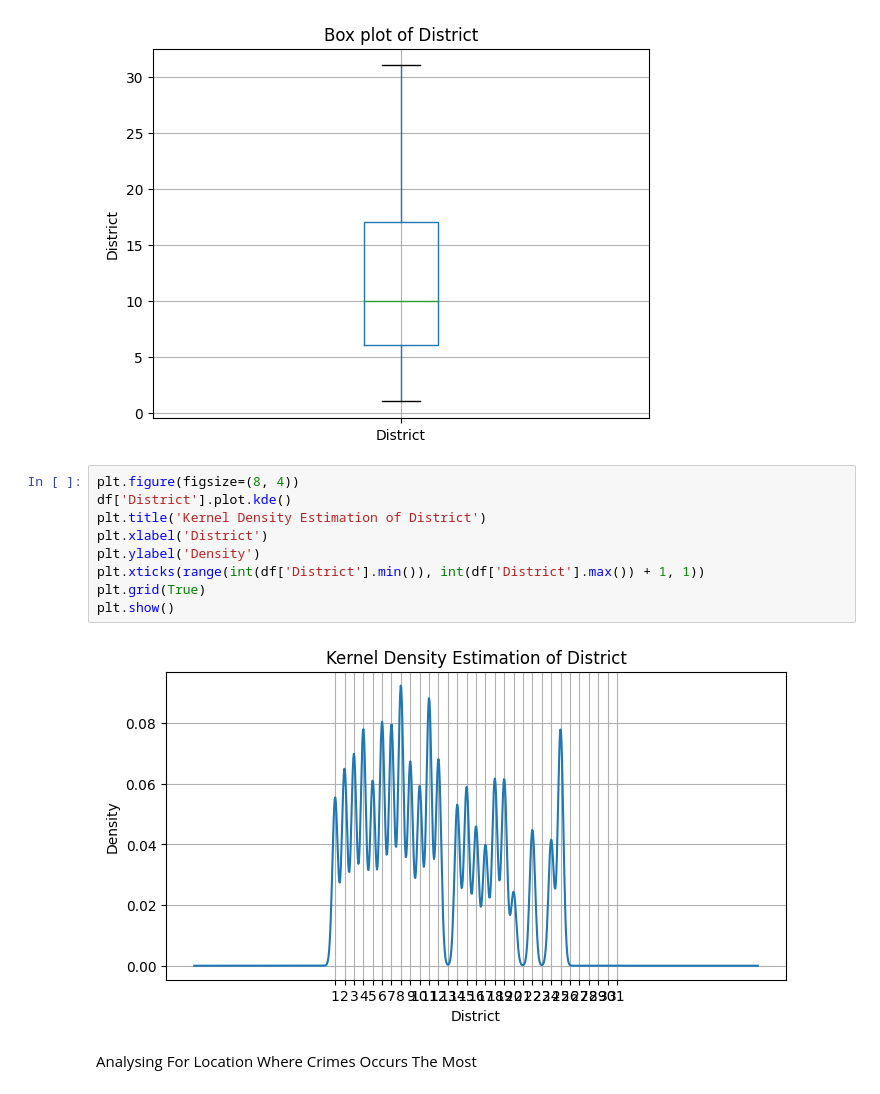
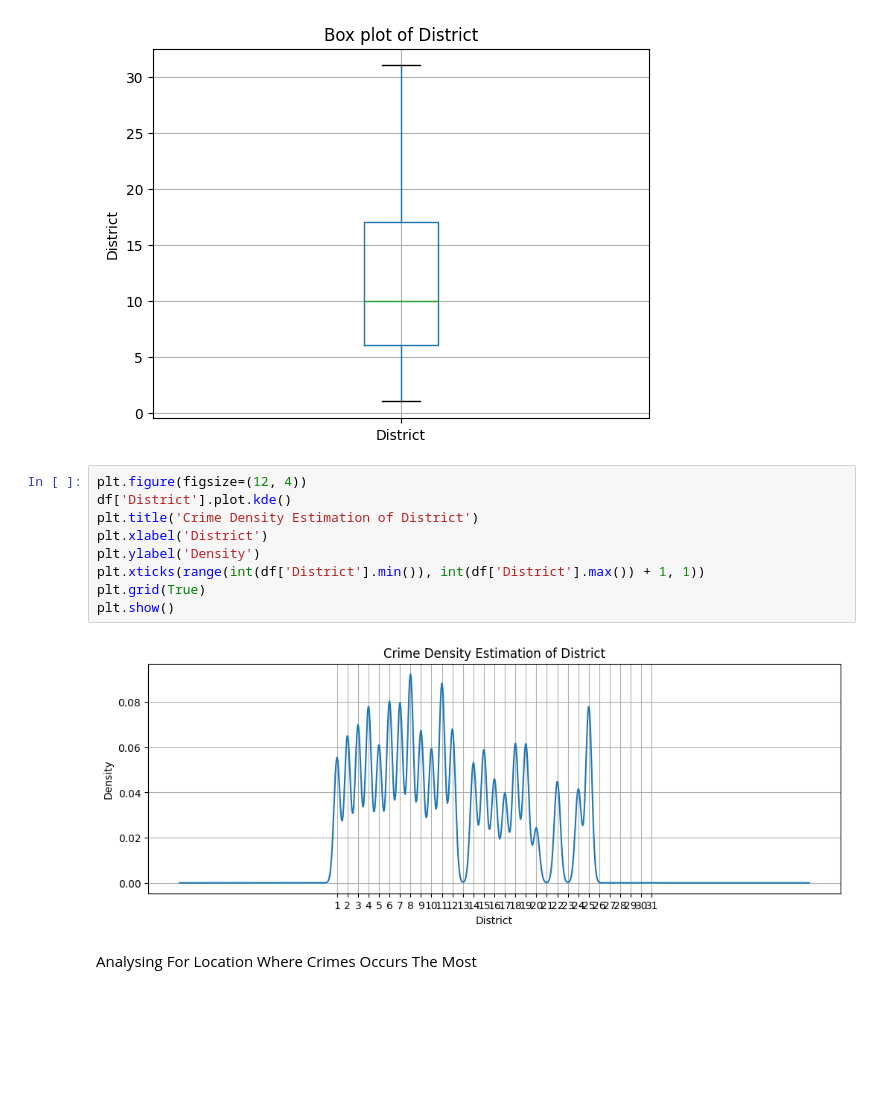
Before and after one commit to ADEOYE-MARY25/My_Task, a Jupyter notebook: week_8/adeoye_mary_task19.ipynb, the cells around one changed output. Saved outputs shown, nothing was run; the diff lists cells and outputs as text; blank space fills up the shorter version.

```diff
--- a/week_8/adeoye_mary_task19.ipynb
+++ b/week_8/adeoye_mary_task19.ipynb
@@ -226,16 +230,16 @@ plt.show()
 # %% [output]
 [figure]
 # %%
-plt.figure(figsize=(8, 4))
+plt.figure(figsize=(12, 4))
 df['District'].plot.kde()
-plt.title('Kernel Density Estimation of District')
+plt.title('Crime Density Estimation of District')
 plt.xlabel('District')
 plt.ylabel('Density')
 plt.xticks(range(int(df['District'].min()), int(df['District'].max()) + 1, 1))
 plt.grid(True)
 plt.show()
 # %% [output]
-[figure, old version]
+[figure, new version]
 # %% [markdown]
 Analysing For Location Where Crimes Occurs The Most
 # %%
```
Also changed, not shown: parts of 1 cell of this notebook.
